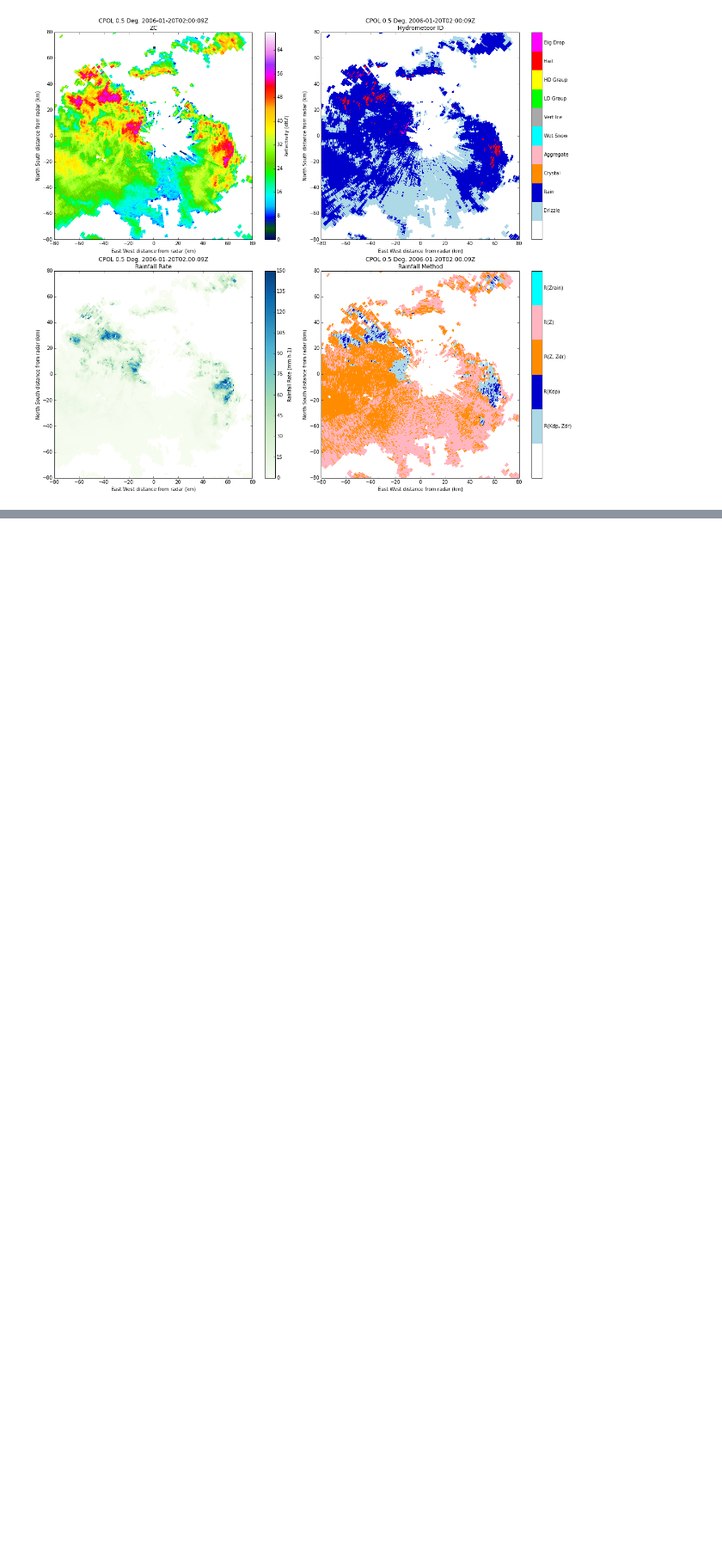
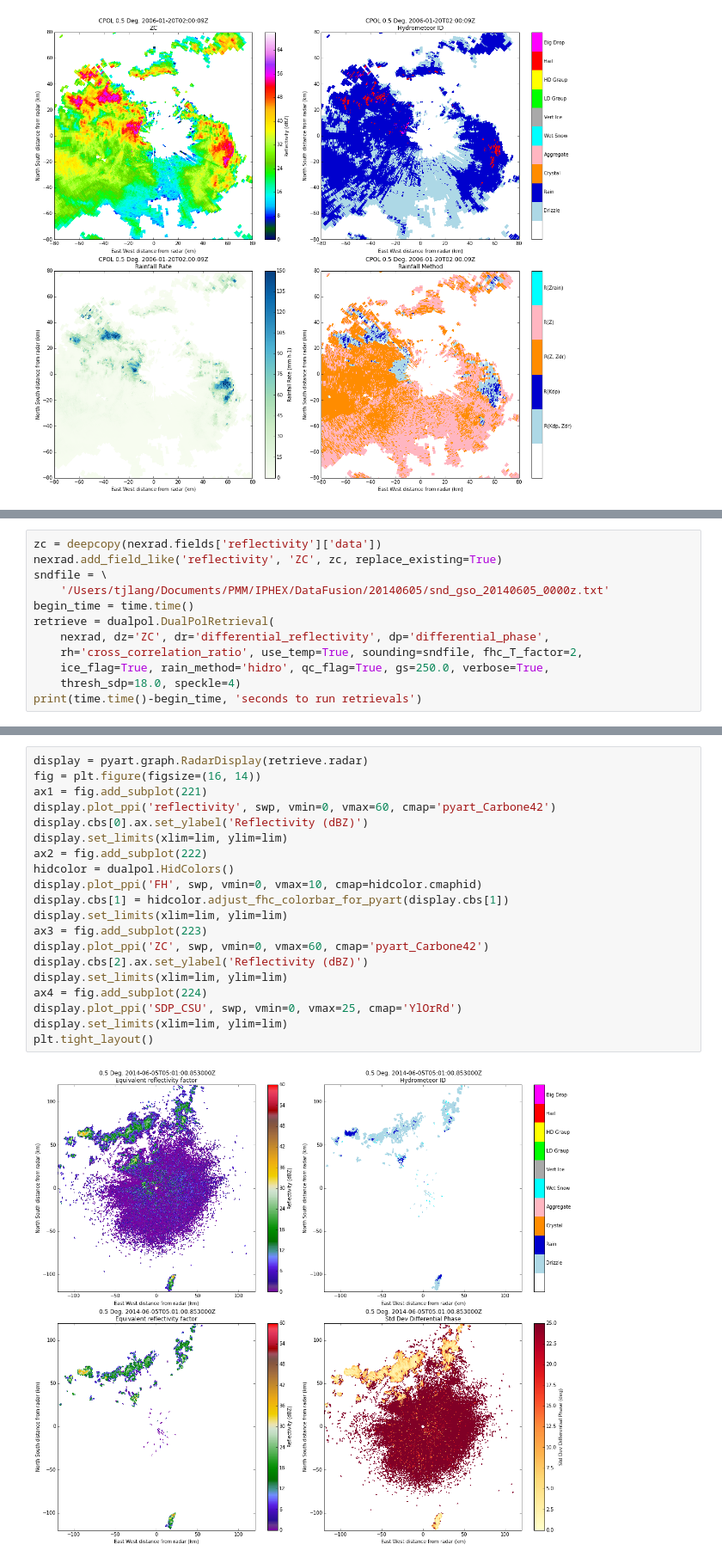
Before and after one commit to nasa/DualPol, a Jupyter notebook: notebooks/DualPol_Demo.ipynb, the cells around one changed output, grey strips where cells are left out. Shown at 86% size. Drawn from its saved outputs; the diff is of its cells as text; blank space fills up the shorter version.

```diff
--- a/notebooks/DualPol_Demo.ipynb
+++ b/notebooks/DualPol_Demo.ipynb
@@ -81,0 +107,12 @@ plt.tight_layout()
+# %%
+zc = deepcopy(nexrad.fields['reflectivity']['data'])
+nexrad.add_field_like('reflectivity', 'ZC', zc, replace_existing=True)
+sndfile = \
+    '/Users/tjlang/Documents/PMM/IPHEX/DataFusion/20140605/snd_gso_20140605_0000z.txt'
+begin_time = time.time()
+retrieve = dualpol.DualPolRetrieval(
+    nexrad, dz='ZC', dr='differential_reflectivity', dp='differential_phase',
+    rh='cross_correlation_ratio', use_temp=True, sounding=sndfile, fhc_T_factor=2,
+    ice_flag=True, rain_method='hidro', qc_flag=True, gs=250.0, verbose=True,
+    thresh_sdp=18.0, speckle=4)
+print(time.time()-begin_time, 'seconds to run retrievals')
@@ -81,0 +141,22 @@ plt.tight_layout()
+# %%
+display = pyart.graph.RadarDisplay(retrieve.radar)
+fig = plt.figure(figsize=(16, 14))
+ax1 = fig.add_subplot(221)
+display.plot_ppi('reflectivity', swp, vmin=0, vmax=60, cmap='pyart_Carbone42')
+display.cbs[0].ax.set_ylabel('Reflectivity (dBZ)')
+display.set_limits(xlim=lim, ylim=lim)
+ax2 = fig.add_subplot(222)
+hidcolor = dualpol.HidColors()
+display.plot_ppi('FH', swp, vmin=0, vmax=10, cmap=hidcolor.cmaphid)
+display.cbs[1] = hidcolor.adjust_fhc_colorbar_for_pyart(display.cbs[1])
+display.set_limits(xlim=lim, ylim=lim)
+ax3 = fig.add_subplot(223)
+display.plot_ppi('ZC', swp, vmin=0, vmax=60, cmap='pyart_Carbone42')
+display.cbs[2].ax.set_ylabel('Reflectivity (dBZ)')
+display.set_limits(xlim=lim, ylim=lim)
+ax4 = fig.add_subplot(224)
+display.plot_ppi('SDP_CSU', swp, vmin=0, vmax=25, cmap='YlOrRd')
+display.set_limits(xlim=lim, ylim=lim)
+plt.tight_layout()
+# %% [output]
+[figure, added]
```
Also changed, not shown: parts of 15 cells of this notebook, 1 other file.
